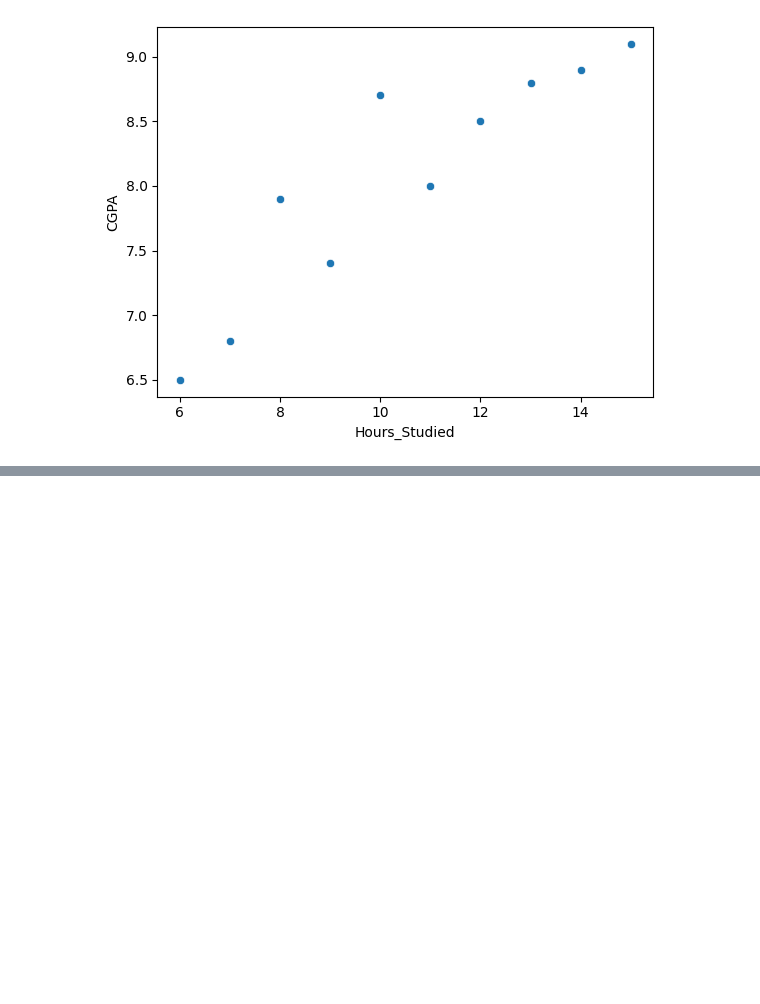
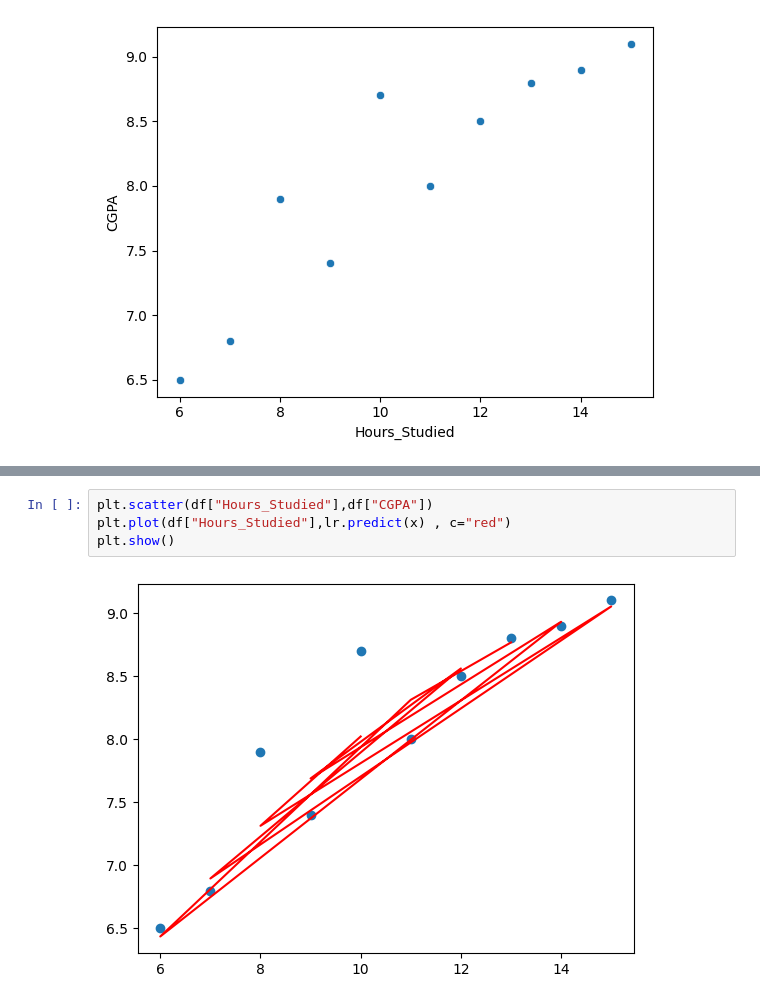
Before and after one commit to Jenil020/python, a Jupyter notebook: ML2.ipynb, the cells around one changed output, grey strips where cells are left out. Cells and saved outputs as stored; diff of their text form; blank space fills up the shorter version.

```diff
--- a/ML2.ipynb
+++ b/ML2.ipynb
@@ -38,0 +71,6 @@ array([9.79868989])
+# %%
+plt.scatter(df["Hours_Studied"],df["CGPA"])
+plt.plot(df["Hours_Studied"],lr.predict(x) , c="red")
+plt.show()
+# %% [output]
+[figure, added]
```
Also changed, not shown: parts of 5 cells of this notebook.
